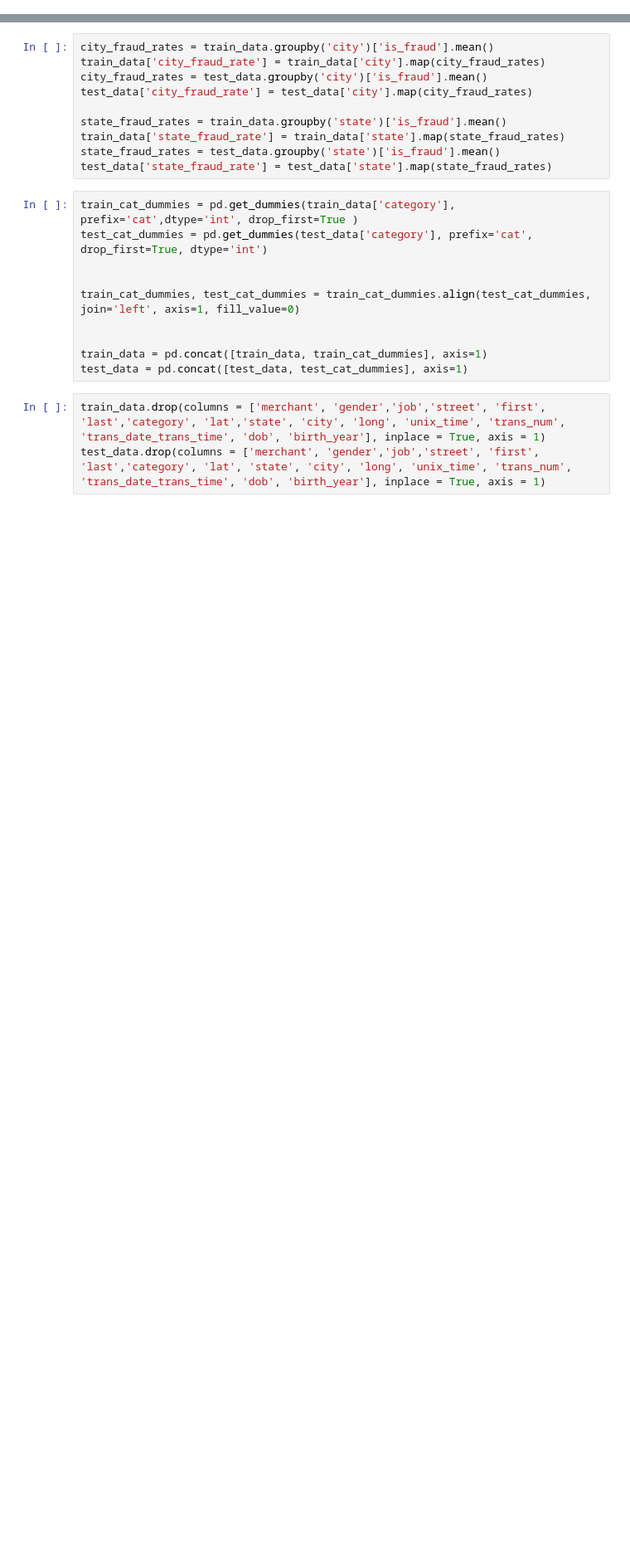
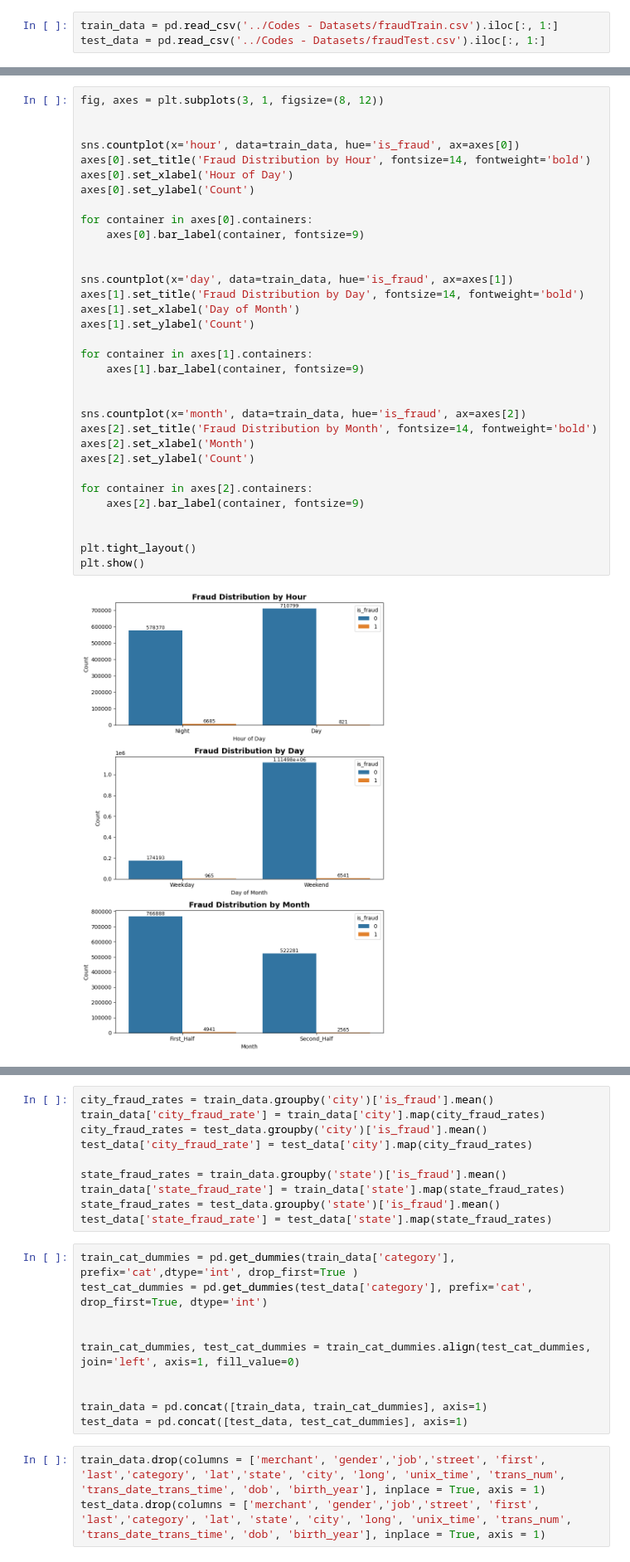
Before and after one commit to shabdpathak-935/CODSOFT, a Jupyter notebook: Credit-Card-Fraud-Detection.ipynb, the cells around one changed output, grey strips where cells are left out. Shown at 83% size. Cells and saved outputs as stored; diff of their text form; blank space fills up the shorter version.

```diff
--- a/Credit-Card-Fraud-Detection.ipynb
+++ b/Credit-Card-Fraud-Detection.ipynb
@@ -135,0 +8,3 @@ test_data['gender_encoded'] = test_data['gender'].map({'F': 0, 'M': 1})
+# %%
+train_data = pd.read_csv('../Codes - Datasets/fraudTrain.csv').iloc[:, 1:]
+test_data = pd.read_csv('../Codes - Datasets/fraudTest.csv').iloc[:, 1:]
@@ -135,0 +140,35 @@ test_data['gender_encoded'] = test_data['gender'].map({'F': 0, 'M': 1})
+# %%
+fig, axes = plt.subplots(3, 1, figsize=(8, 12))
+
+
+sns.countplot(x='hour', data=train_data, hue='is_fraud', ax=axes[0])
+axes[0].set_title('Fraud Distribution by Hour', fontsize=14, fontweight='bold')
+axes[0].set_xlabel('Hour of Day')
+axes[0].set_ylabel('Count')
+
+for container in axes[0].containers:
+    axes[0].bar_label(container, fontsize=9)
+
+
+sns.countplot(x='day', data=train_data, hue='is_fraud', ax=axes[1])
+axes[1].set_title('Fraud Distribution by Day', fontsize=14, fontweight='bold')
+axes[1].set_xlabel('Day of Month')
+axes[1].set_ylabel('Count')
+
+for container in axes[1].containers:
+    axes[1].bar_label(container, fontsize=9)
+
+
+sns.countplot(x='month', data=train_data, hue='is_fraud', ax=axes[2])
+axes[2].set_title('Fraud Distribution by Month', fontsize=14, fontweight='bold')
+axes[2].set_xlabel('Month')
+axes[2].set_ylabel('Count')
+
+for container in axes[2].containers:
+    axes[2].bar_label(container, fontsize=9)
+
+
+plt.tight_layout()
+plt.show()
+# %% [output]
+[figure, added]
```
Also changed, not shown: parts of 56 cells of this notebook.
